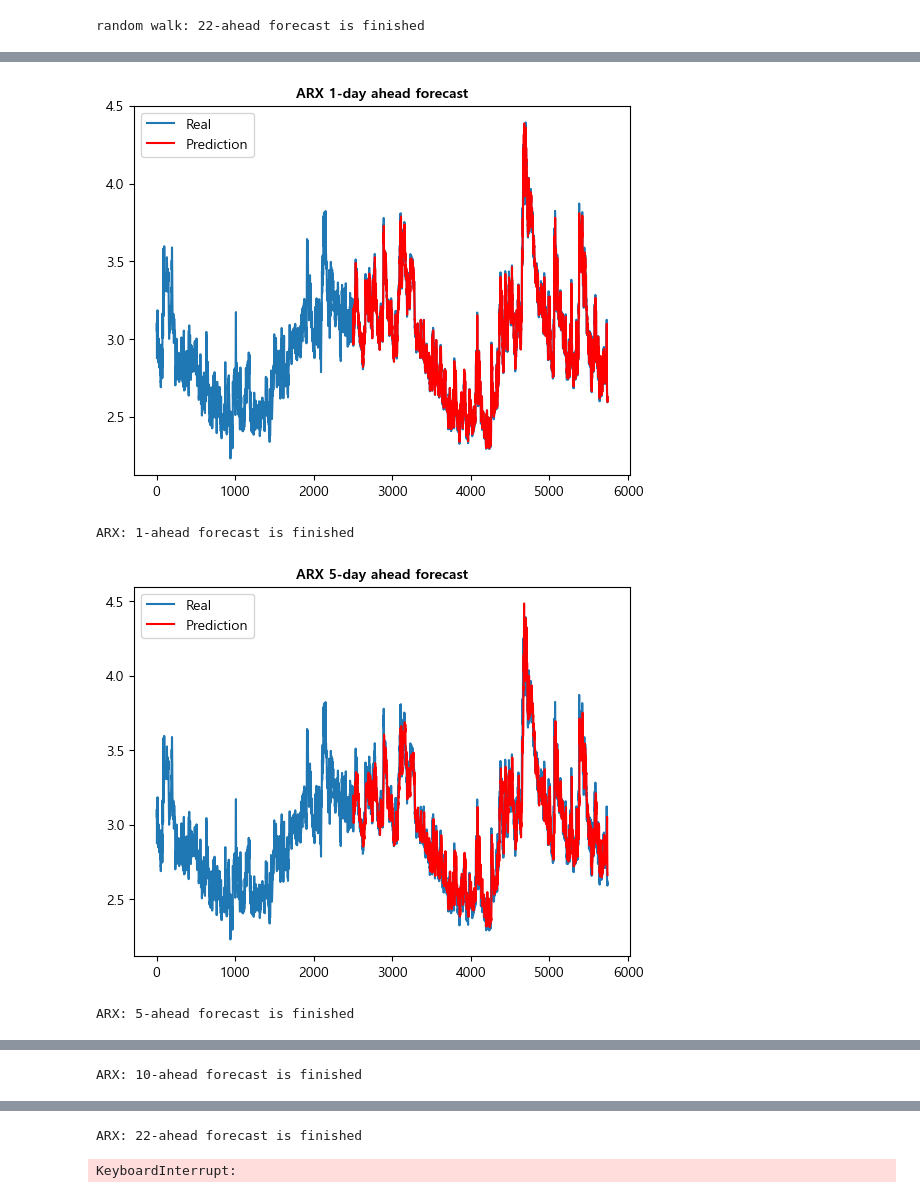
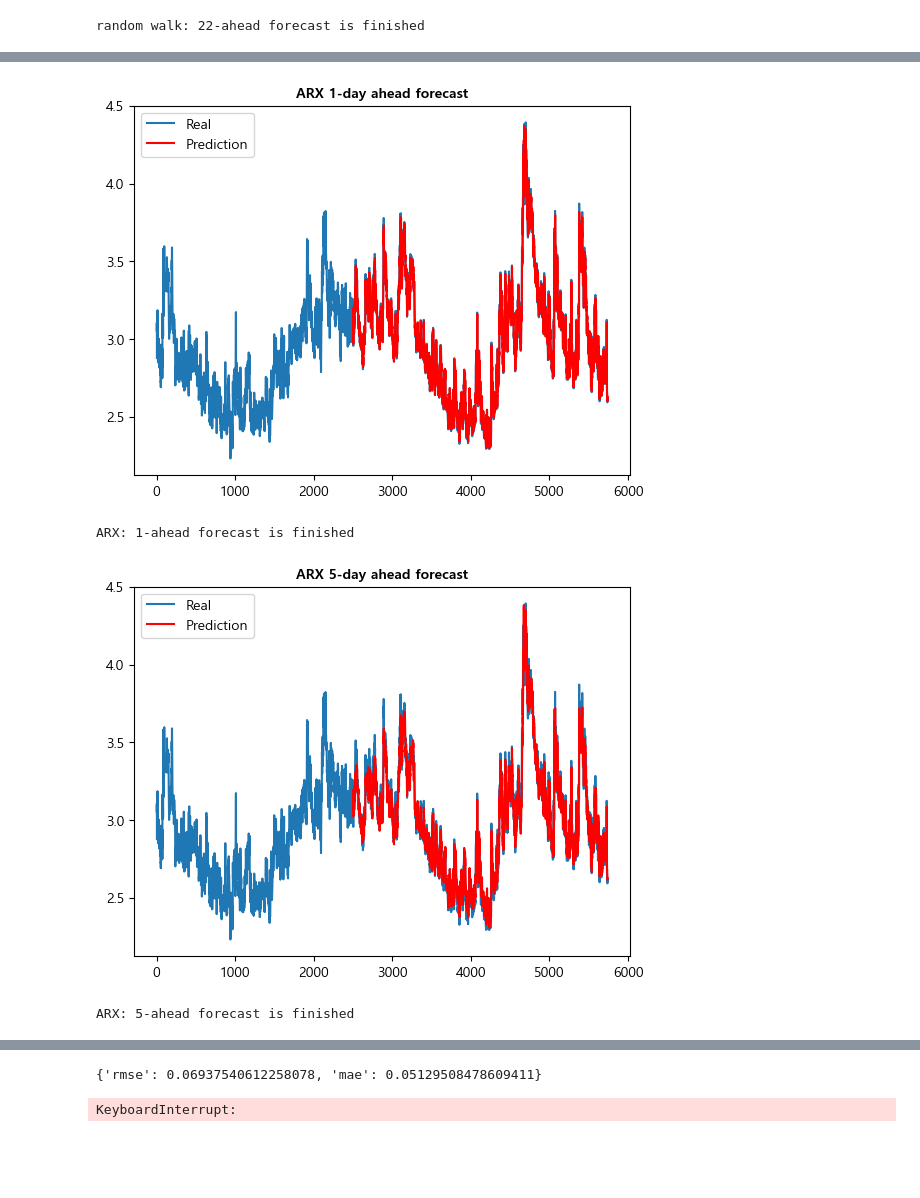
Before and after one commit to Inundata/forecasting-vix, a Jupyter notebook: py-codes/table2n3.ipynb, the cells around one changed output, grey strips where cells are left out. Drawn from its saved outputs; the diff is of its cells as text; code cells hidden in the pictures; blank space fills up the shorter version.

```diff
--- a/py-codes/table2n3.ipynb
+++ b/py-codes/table2n3.ipynb
@@ -89,18 +76,18 @@ HAR: 22-ahead forecast is finished
 # %%
 # Line 46 ~ 51
 
 Y3 = np.c_[Y1[:, :1], Y1[:, 5:19]]
 # col info
 # ['lnVIX', 'SP_1day', 'SP_5day', 'SP_10day', 'SP_22day', 'SP_66day',
 # 'S&PCOMP(MV)', 'Oil_1day', 'Oil_5day', 'Oil_10day', 'Oil_22day',
 # 'Oil_66day', 'T10Y3M', 'Credit Spread', 'USG6WIC(TW)']
 
 arx1 = ar_rolling_window(Y3, npred, 1, 1, model_type = "fixed") # y_t = y_{t-1} + y_{t-2} + X_{t-1} + X_{t-2}
 arx5 = ar_rolling_window(Y3, npred, 1, 5, model_type = "fixed") # y_t = y_{t-5} + y_{t-4} + X_{t-5} + X_{t-4}
-arx10 = ar_rolling_window(Y3, npred, 1, 10, model_type = "fixed") # y_t = y_{t-10} + y_{t-9} + X_{t-10} + X_{t-9}
-arx22 = ar_rolling_window(Y3, npred, 1, 22, model_type = "fixed") # y_t = y_{t-22} + y_{t-21} + X_{t-22} + X_{t-21}
+# arx10 = ar_rolling_window(Y3, npred, 1, 10, model_type = "fixed") # y_t = y_{t-10} + y_{t-9} + X_{t-10} + X_{t-9}
+# arx22 = ar_rolling_window(Y3, npred, 1, 22, model_type = "fixed") # y_t = y_{t-22} + y_{t-21} + X_{t-22} + X_{t-21}
 # %% [output]
-[figure, old version]
+[figure, new version]
 ARX: 1-ahead forecast is finished
-[figure, old version]
+[figure, new version]
 ARX: 5-ahead forecast is finished
@@ -108 +93,0 @@ ARX: 5-ahead forecast is finished
-ARX: 10-ahead forecast is finished
@@ -110,4 +94,7 @@ ARX: 10-ahead forecast is finished
-ARX: 22-ahead forecast is finished
+# %%
+arx5["errors"]
+# %% [output]
+{'rmse': 0.06937540612258078, 'mae': 0.05129508478609411}
 # %%
 # Line 45 ~ 61
 # Random Forest(14)
```
Also changed, not shown: parts of 3 cells of this notebook, 4 other files.
